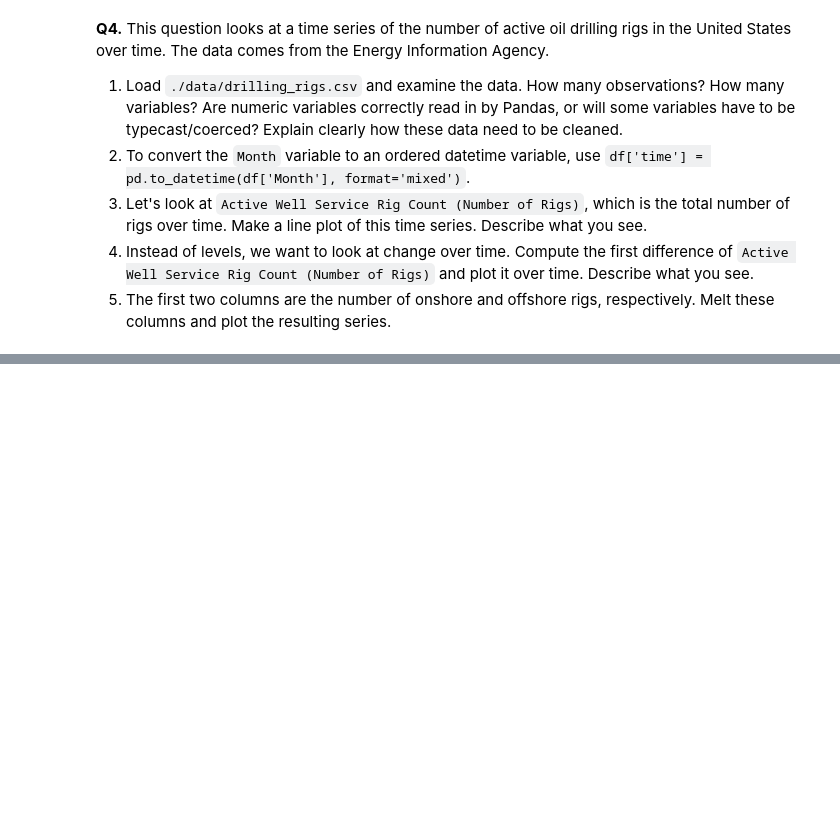
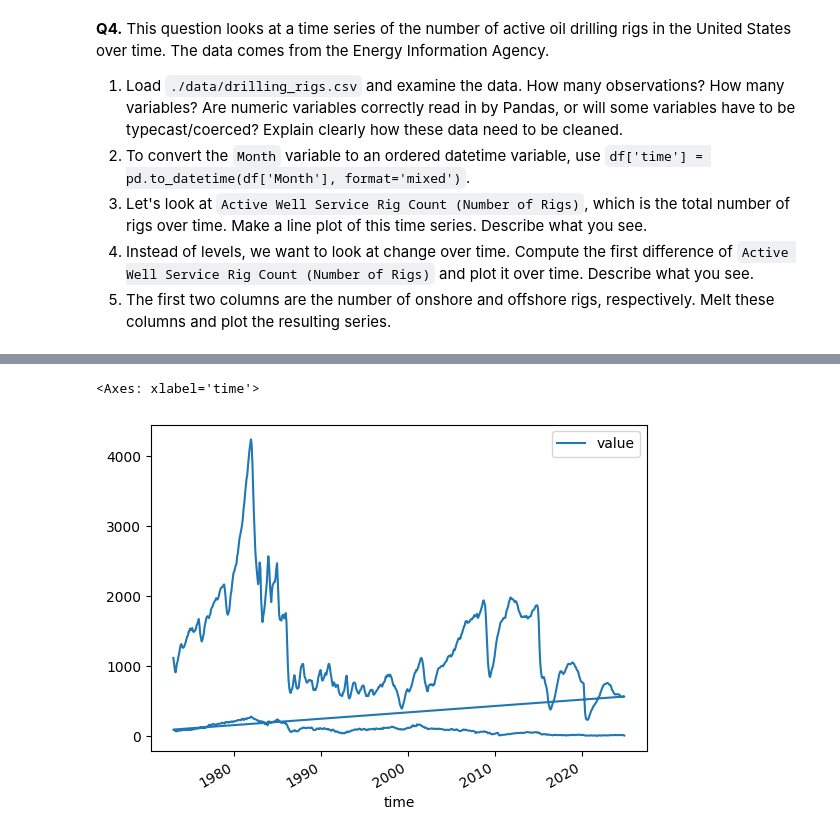
Before and after one commit to aileenkent/EDA., a Jupyter notebook: assignment/assignment.ipynb, the cells around one changed output, grey strips where cells are left out. Saved outputs shown, nothing was run; the diff lists cells and outputs as text; code cells hidden in the pictures; blank space fills up the shorter version.

```diff
--- a/assignment/assignment.ipynb
+++ b/assignment/assignment.ipynb
@@ -267,0 +340,7 @@ dtype: int64
+# %%
+drilling_rigs_melt = pd.melt(drilling_rigs, id_vars=['time'], value_vars=['Crude Oil and Natural Gas Rotary Rigs in Operation, Onshore (Number of Rigs)', 'Crude Oil and Natural Gas Rotary Rigs in Operation, Offshore (Number of Rigs)'])
+# %%
+drilling_rigs_melt.plot(x='time', y='value')
+# %% [output]
+<Axes: xlabel='time'>
+[figure, added]
```
Also changed, not shown: parts of 18 cells of this notebook.
